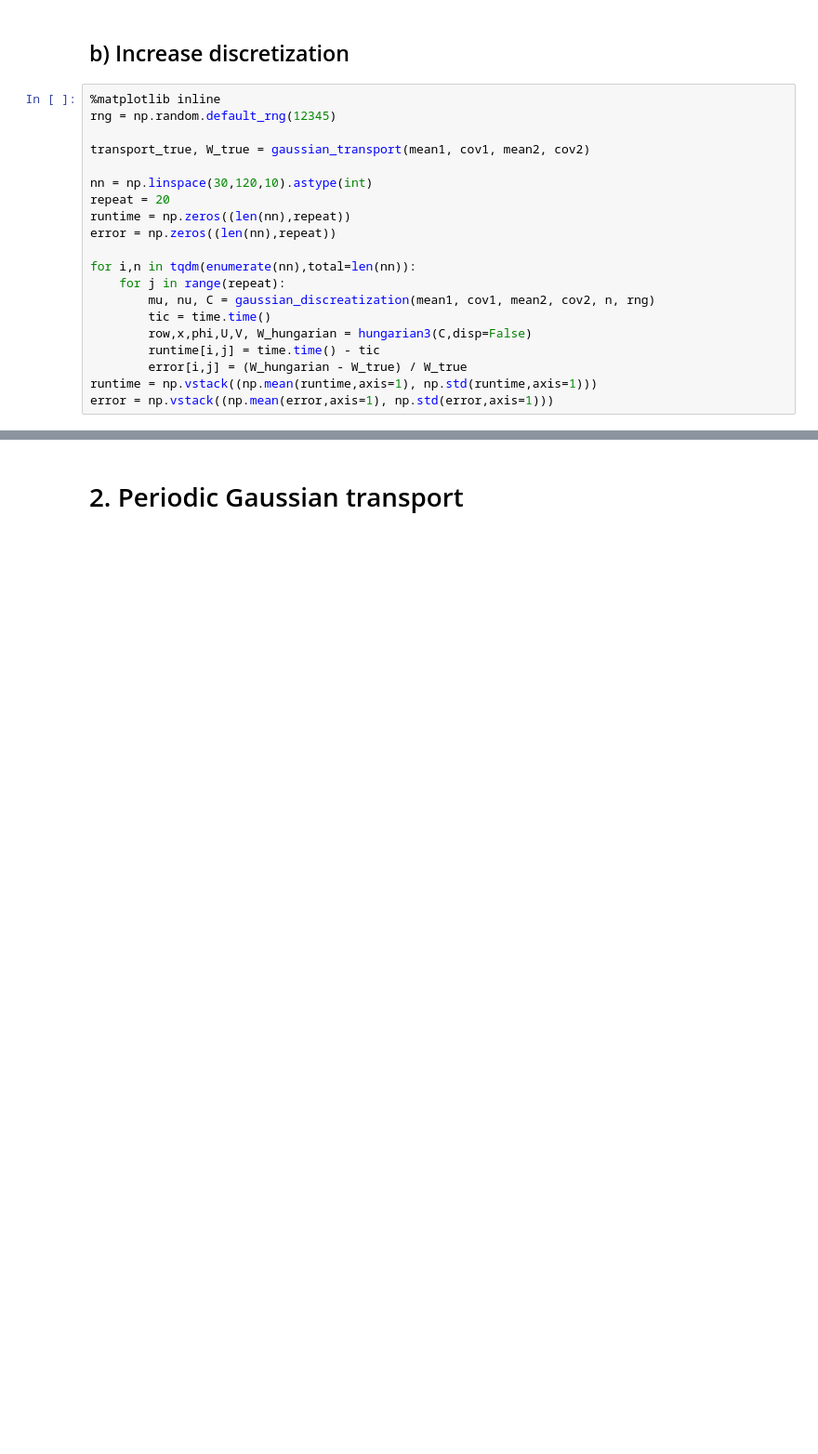
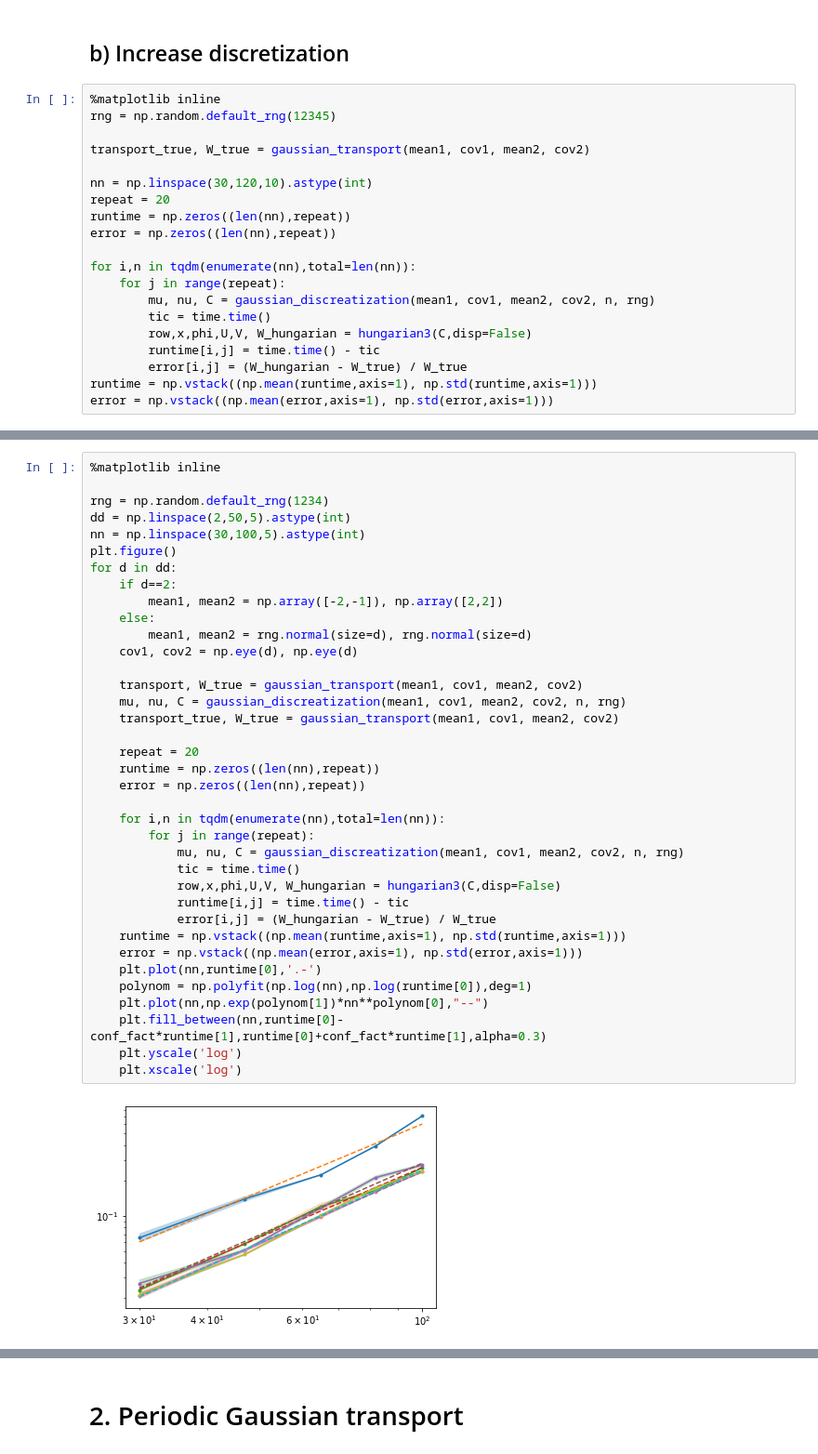
Before and after one commit to Benoit-Muller/Computational-Optimal-Transport, a Jupyter notebook: hungarian_analysis.ipynb, the cells around one changed output, grey strips where cells are left out. Shown at 93% size. Saved outputs shown, nothing was run; the diff lists cells and outputs as text; blank space fills up the shorter version.

```diff
--- a/hungarian_analysis.ipynb
+++ b/hungarian_analysis.ipynb
@@ -146,0 +142,39 @@ plt.savefig("graphics/hungarian_error.pdf")
+# %%
+%matplotlib inline
+
+rng = np.random.default_rng(1234)
+dd = np.linspace(2,50,5).astype(int)
+nn = np.linspace(30,100,5).astype(int)
+plt.figure()
+for d in dd:
+    if d==2:
+        mean1, mean2 = np.array([-2,-1]), np.array([2,2])
+    else:
+        mean1, mean2 = rng.normal(size=d), rng.normal(size=d)
+    cov1, cov2 = np.eye(d), np.eye(d)
+
+    transport, W_true = gaussian_transport(mean1, cov1, mean2, cov2)
+    mu, nu, C = gaussian_discreatization(mean1, cov1, mean2, cov2, n, rng)
+    transport_true, W_true = gaussian_transport(mean1, cov1, mean2, cov2)
+
+    repeat = 20
+    runtime = np.zeros((len(nn),repeat))
+    error = np.zeros((len(nn),repeat))
+
+    for i,n in tqdm(enumerate(nn),total=len(nn)):
+        for j in range(repeat):
+            mu, nu, C = gaussian_discreatization(mean1, cov1, mean2, cov2, n, rng)
+            tic = time.time()
+            row,x,phi,U,V, W_hungarian = hungarian3(C,disp=False)
+            runtime[i,j] = time.time() - tic
+            error[i,j] = (W_hungarian - W_true) / W_true
+    runtime = np.vstack((np.mean(runtime,axis=1), np.std(runtime,axis=1)))
+    error = np.vstack((np.mean(error,axis=1), np.std(error,axis=1)))
+    plt.plot(nn,runtime[0],'.-')
+    polynom = np.polyfit(np.log(nn),np.log(runtime[0]),deg=1)
+    plt.plot(nn,np.exp(polynom[1])*nn**polynom[0],"--")
+    plt.fill_between(nn,runtime[0]-conf_fact*runtime[1],runtime[0]+conf_fact*runtime[1],alpha=0.3)
+    plt.yscale('log')
+    plt.xscale('log')
+# %% [output]
+[figure, added]
```
Also changed, not shown: parts of 13 cells of this notebook, 17 other files.
